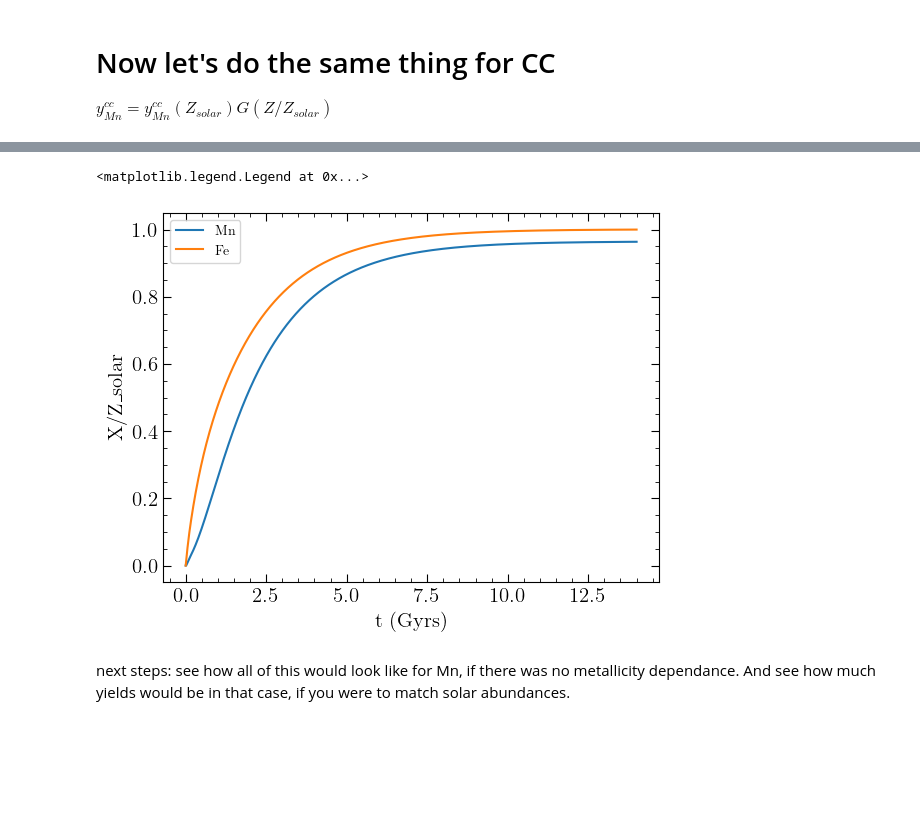
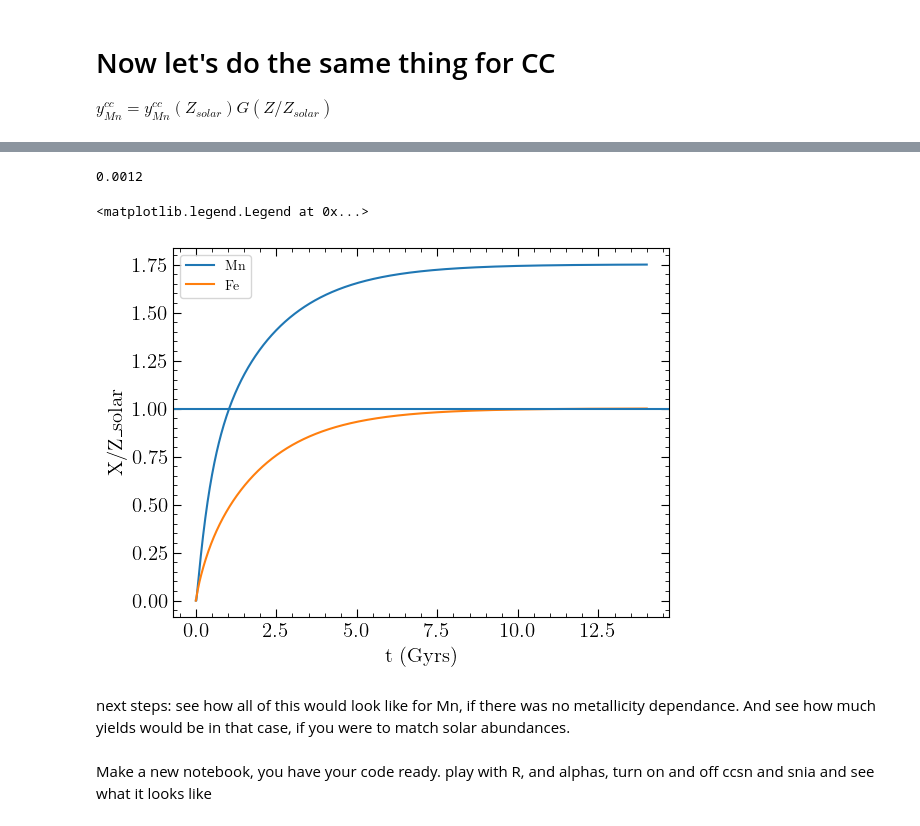
Before and after one commit to haniyehtajer/chemevo, a Jupyter notebook: examples/metallicity_dependance/Mn_try_v1.ipynb, the cells around one changed output, grey strips where cells are left out. Saved outputs shown, nothing was run; the diff lists cells and outputs as text; code cells hidden in the pictures; blank space fills up the shorter version.

```diff
--- a/examples/metallicity_dependance/Mn_try_v1.ipynb
+++ b/examples/metallicity_dependance/Mn_try_v1.ipynb
@@ -131,14 +124,24 @@ plt.plot(t_array, y_Mn_cc_met_dep)
+# %%
+#method 3
+y_cc_Mn = gal1.m_o_cc_arr[0] * (Z_Mn_solar/Z_O_solar) * 10**(alpha_cc * gal1.O_H)
+# %%
+Z_Fe_solar
+# %% [output]
+0.0012
 # %%
-Z_Mn_numerical = gal1.compute_z_Mn(K_Mn_Ia=K_Mn_Ia, m_Mn_cc_arr=y_Mn_cc_met_dep)
+Z_Mn_numerical = gal1.compute_z_Mn(K_Mn_Ia=K_Mn_Ia, m_Mn_cc_arr=y_cc_Mn)
 # %%
 plt.plot(t_array, Z_Mn_numerical/Z_Mn_solar, label = 'Mn')
 plt.plot(t_array, Z_Fe_1/Z_Fe_solar, label = 'Fe')
+plt.axhline(1)
 
 plt.xlabel('t (Gyrs)')
 plt.ylabel('X/Z_solar')
 plt.legend()
 # %% [output]
 <matplotlib.legend.Legend at 0x...>
-[figure, old version]
+[figure, new version]
 # %% [markdown]
 next steps: see how all of this would look like for Mn, if there was no metallicity dependance. And see how much yields would be in that case, if you were to match solar abundances.
+# %% [markdown]
+Make a new notebook, you have your code ready. play with R, and alphas, turn on and off ccsn and snia and see what it looks like
```
Also changed, not shown: parts of 5 cells of this notebook, 2 other files.
